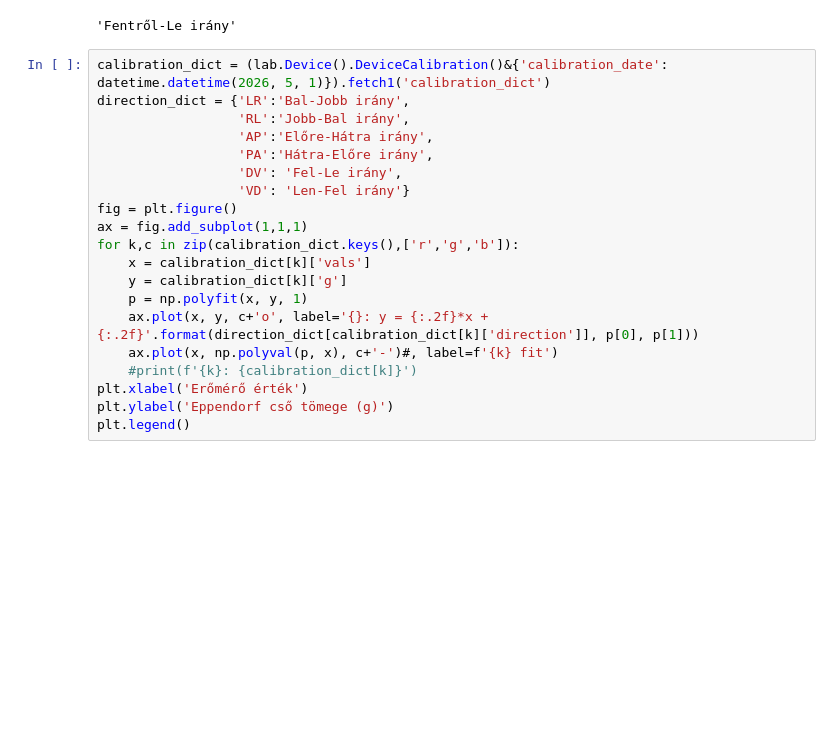
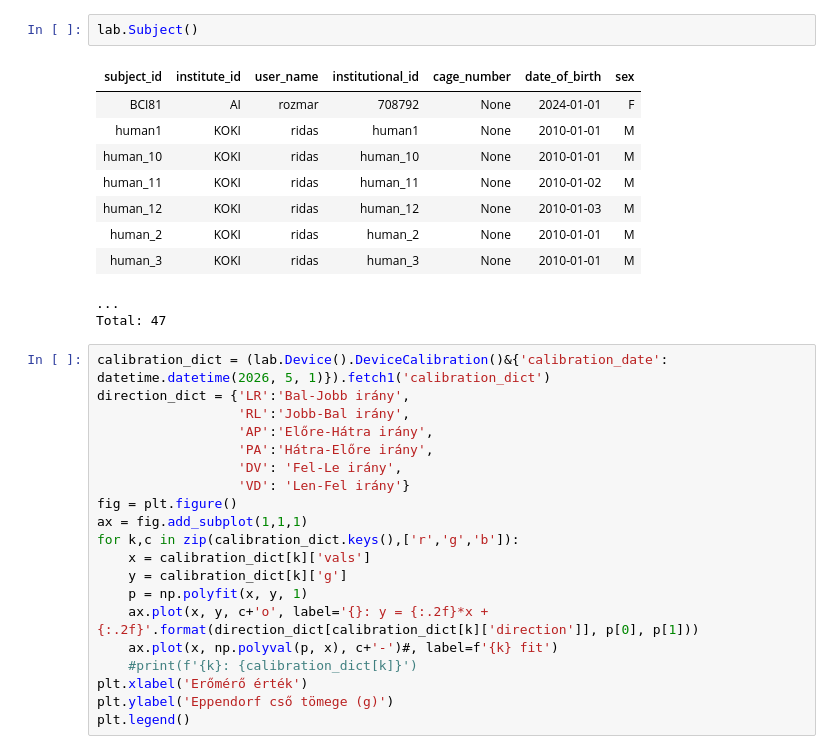
Before and after one commit to rozmar/NDNF-pipeline, a Jupyter notebook: Notebooks/behavior_analysis_feedback.ipynb, the cells around one changed output. Drawn from its saved outputs; the diff is of its cells as text; blank space fills up the shorter version.

```diff
--- a/Notebooks/behavior_analysis_feedback.ipynb
+++ b/Notebooks/behavior_analysis_feedback.ipynb
@@ -20,6 +21,16 @@ import numpy as np
 # %%
+lab.Subject()
 # %% [output]
+| subject_id | institute_id | user_name | institutional_id | cage_number | date_of_birth | sex |
+| BCI81 | AI | rozmar | 708792 | None | 2024-01-01 | F |
+| human1 | KOKI | ridas | human1 | None | 2010-01-01 | M |
+| human_10 | KOKI | ridas | human_10 | None | 2010-01-01 | M |
+| human_11 | KOKI | ridas | human_11 | None | 2010-01-02 | M |
+| human_12 | KOKI | ridas | human_12 | None | 2010-01-03 | M |
+| human_2 | KOKI | ridas | human_2 | None | 2010-01-01 | M |
+| human_3 | KOKI | ridas | human_3 | None | 2010-01-01 | M |
-'Fentről-Le irány'
+...
+Total: 47
 # %%
 calibration_dict = (lab.Device().DeviceCalibration()&{'calibration_date': datetime.datetime(2026, 5, 1)}).fetch1('calibration_dict')
 direction_dict = {'LR':'Bal-Jobb irány',
```
Also changed, not shown: parts of 1 cell of this notebook, 4 other files.
